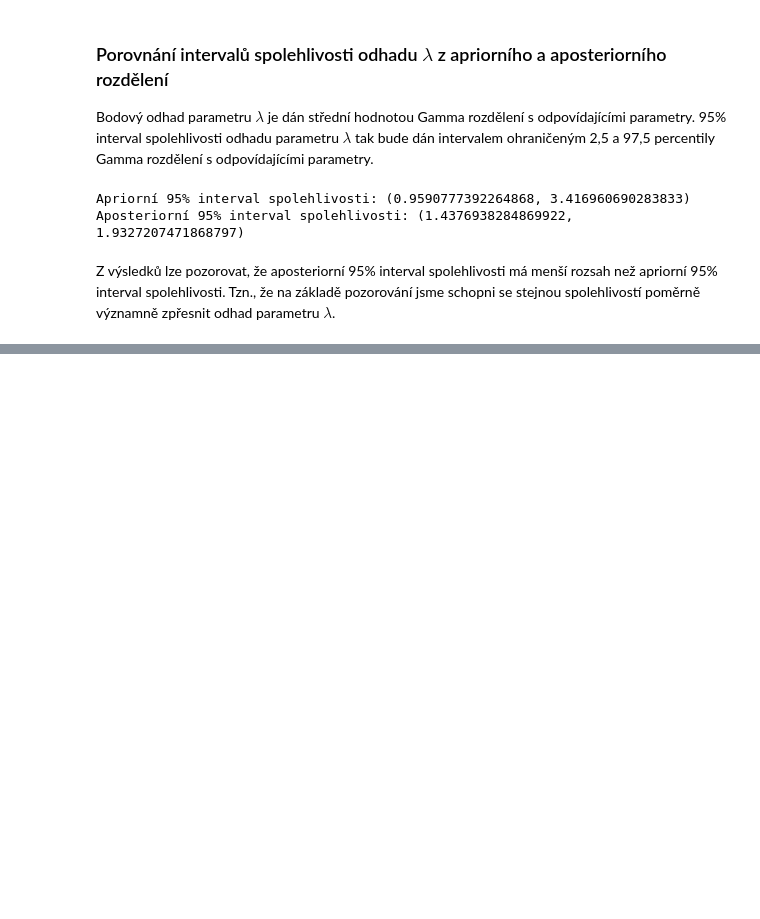
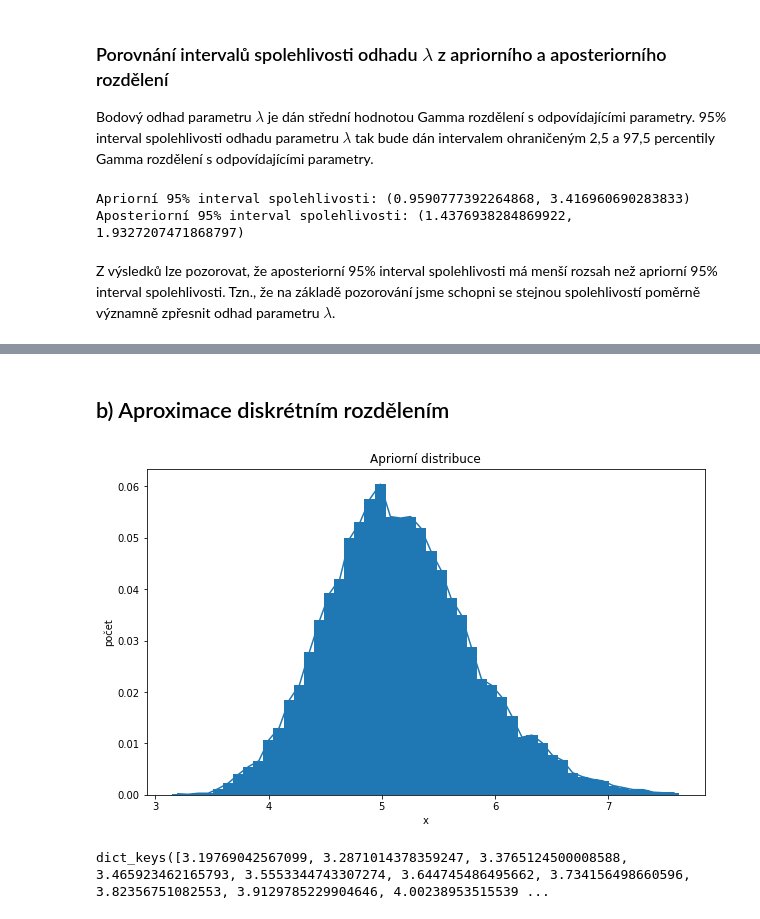
Before and after one commit to xmihol00/MSP, a Jupyter notebook: proj2/proj2.ipynb, the cells around one changed output, grey strips where cells are left out. Cells and saved outputs as stored; diff of their text form; code cells hidden in the pictures; blank space fills up the shorter version.

```diff
--- a/proj2/proj2.ipynb
+++ b/proj2/proj2.ipynb
@@ -51,18 +53,0 @@ Apriorní hustotu získáme viz výše a aposteriorní hustota je hustota Gamma
-# %%
-mu_apriori = 2
-alpha_apriori = 10
-beta_apriori = 5
-plt.figure(figsize=(10, 6))
-x = np.linspace(0, 10, 100)
-y_apriori = st.gamma.pdf(x, alpha_apriori, 0, 1/beta_apriori)
-observations = np.array(df1["uloha_1 a)"].dropna().values)
-alpha_aposteriori = alpha_apriori + observations.sum()
-beta_aposteriori = beta_apriori + observations.shape[0]
-y_aposteriori = st.gamma.pdf(x, alpha_aposteriori, 0, 1/beta_aposteriori)
-plt.title("Apriorní a aposteriorní hustota")
-plt.xlabel("x")
-plt.ylabel("pdf(x)")
-plt.plot(x, y_apriori, label=f"apriori: Gamma - alpha={alpha_apriori}, beta={beta_apriori}")
-plt.plot(x, y_aposteriori, label=f"aposteriori: Gamma - alpha={alpha_aposteriori}, beta={beta_aposteriori}")
-plt.legend()
-plt.show()
@@ -132,0 +135,35 @@ Z výsledků lze pozorovat, že aposteriorní 95% interval spolehlivosti má men
+# %% [markdown]
+## b) Aproximace diskrétním rozdělením
+# %%
+df_prior = df1[["uloha_1 b)_prior", "skupina"]]
+df_prior = df_prior.groupby("skupina").agg(["max"])
+values = df_prior.values.flatten()
+values.sort()
+
+i_values = 0
+prior_hist = np.zeros(50)
+for i, x in enumerate(np.linspace(values[1], values[-1], 50)):
+    while i_values < values.shape[0] and values[i_values] <= x:
+        i_values += 1
+        prior_hist[i] += 1
+
+prior_hist = prior_hist / values.shape[0]
+
+i_values = 0
+prior_probs_dict = {}
+previous = values[0]
+for i, x in enumerate(np.linspace(values[1], values[-1], 50)):
+    prior_probs_dict[previous + (x - previous)] = prior_hist[i]
+    previous = x
+
+plt.figure(figsize=(10, 6))
+plt.title("Apriorní distribuce")
+plt.xlabel("x")
+plt.ylabel("počet")
+plt.plot(np.linspace(values[1], values[-1], 50), prior_hist)
+plt.bar(prior_probs_dict.keys(), prior_probs_dict.values(), width=0.1)
+plt.show()
+print(prior_probs_dict.keys())
+# %% [output]
+[figure, added]
+dict_keys([3.19769042567099, 3.2871014378359247, 3.3765124500008588, 3.465923462165793, 3.5553344743307274, 3.644745486495662, 3.734156498660596, 3.82356751082553, 3.9129785229904646, 4.00238953515539 ...
```
Also changed, not shown: parts of 12 cells of this notebook.
